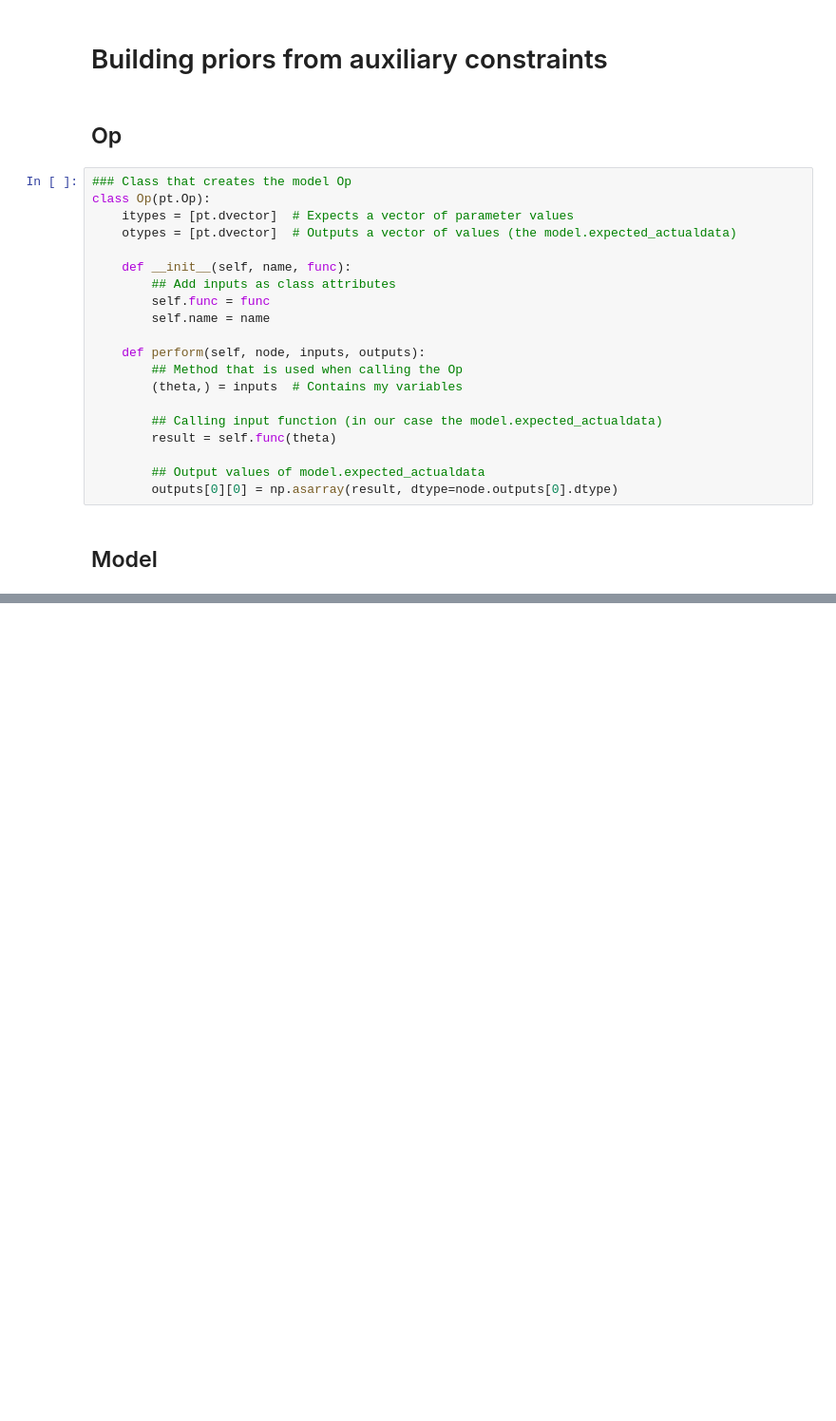
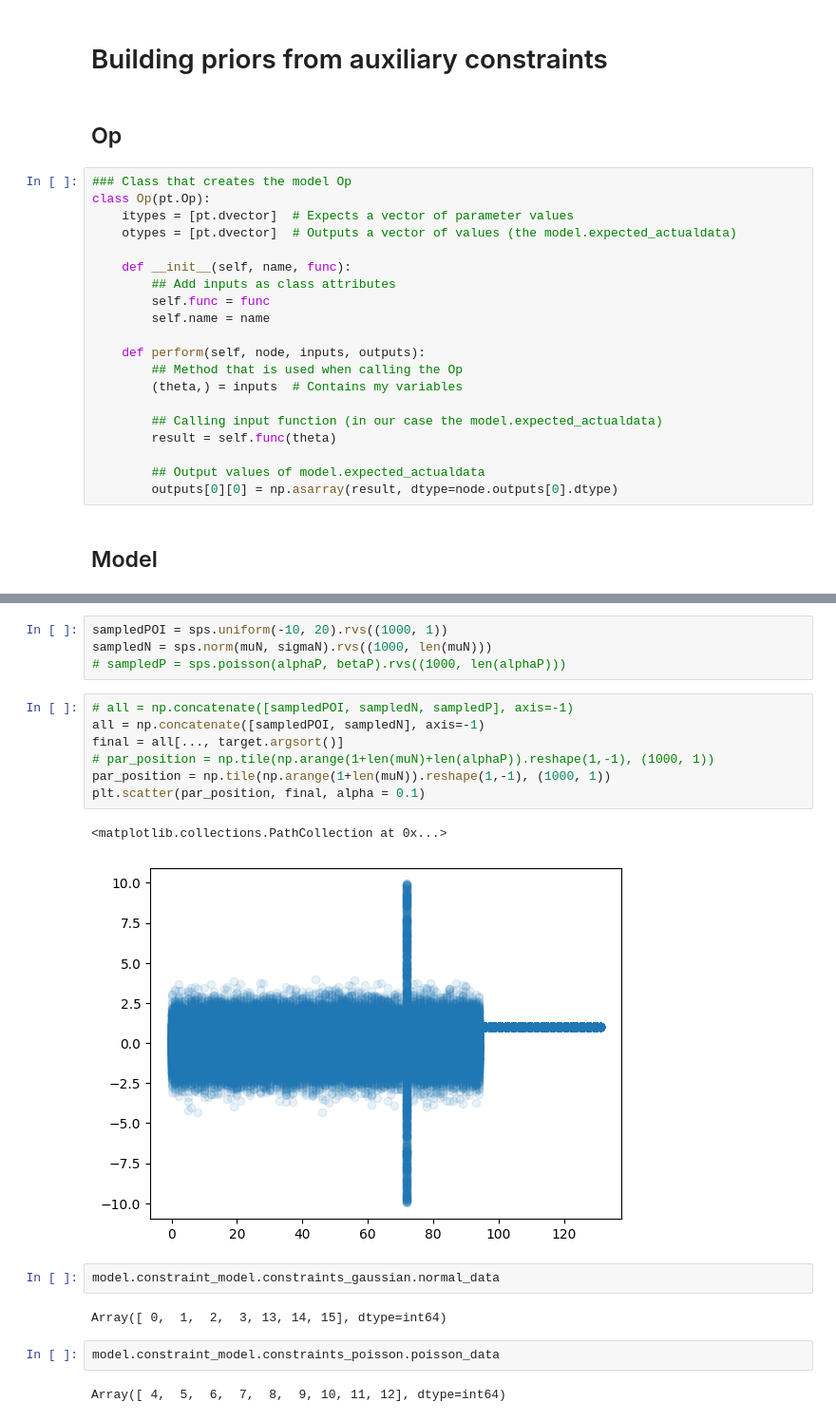
Before and after one commit to malin-horstmann/bayesian_pyhf, a Jupyter notebook: PPC/priors.ipynb, the cells around one changed output, grey strips where cells are left out. Shown at 95% size. Cells and saved outputs as stored; diff of their text form; blank space fills up the shorter version.

```diff
--- a/PPC/priors.ipynb
+++ b/PPC/priors.ipynb
@@ -195,0 +301,22 @@ ax.set_ylim([-2099999, 2090999])
+# %%
+sampledPOI = sps.uniform(-10, 20).rvs((1000, 1))
+sampledN = sps.norm(muN, sigmaN).rvs((1000, len(muN)))
+# sampledP = sps.poisson(alphaP, betaP).rvs((1000, len(alphaP)))
+# %%
+# all = np.concatenate([sampledPOI, sampledN, sampledP], axis=-1)
+all = np.concatenate([sampledPOI, sampledN], axis=-1)
+final = all[..., target.argsort()]
+# par_position = np.tile(np.arange(1+len(muN)+len(alphaP)).reshape(1,-1), (1000, 1))
+par_position = np.tile(np.arange(1+len(muN)).reshape(1,-1), (1000, 1))
+plt.scatter(par_position, final, alpha = 0.1)
+# %% [output]
+<matplotlib.collections.PathCollection at 0x...>
+[figure, added]
+# %%
+model.constraint_model.constraints_gaussian.normal_data
+# %% [output]
+Array([ 0,  1,  2,  3, 13, 14, 15], dtype=int64)
+# %%
+model.constraint_model.constraints_poisson.poisson_data
+# %% [output]
+Array([ 4,  5,  6,  7,  8,  9, 10, 11, 12], dtype=int64)
```
Also changed, not shown: parts of 10 cells of this notebook.
